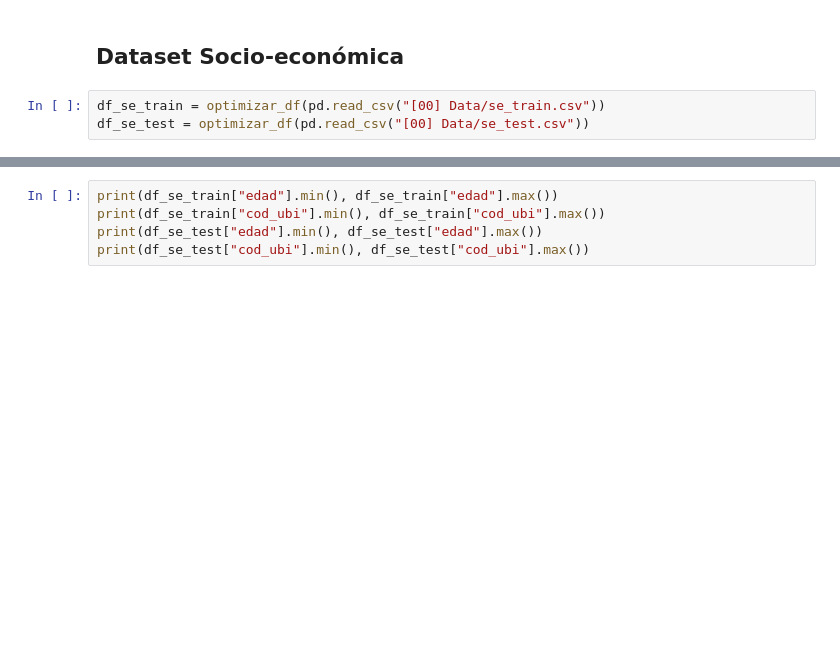
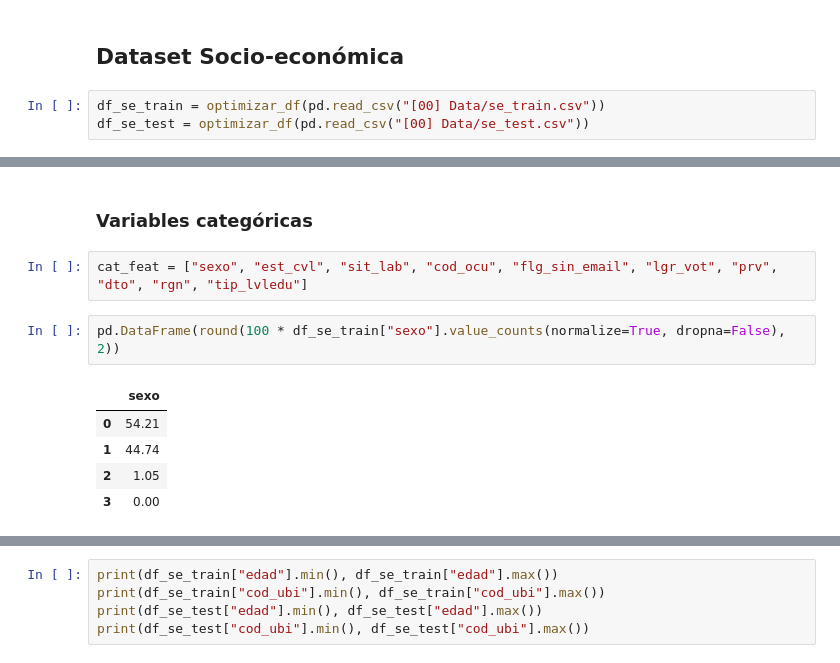
Before and after one commit to mlaricobar/solution-datathon-interbank-2020, a Jupyter notebook: original/[02] EDA - Datasets - v2.ipynb, the cells around one changed output, grey strips where cells are left out. Saved outputs shown, nothing was run; the diff lists cells and outputs as text; blank space fills up the shorter version.

```diff
--- a/original/[02] EDA - Datasets - v2.ipynb
+++ b/original/[02] EDA - Datasets - v2.ipynb
@@ -123,3 +93,15 @@ df_se_test.head(2)
 |  | key_value | edad | sexo | est_cvl | sit_lab | cod_ocu | ctd_hijos | flg_sin_email | ctd_veh | cod_ubi | ... |
 | 0 | 0 | 1.137034 | 0 | 4 | 2 | 29 | 0.0 | 0 | 0.0 | 0.043777 | ... |
 | 1 | 1 | -1.513823 | 0 | 4 | 1 | 22 | 0.0 | 1 | 0.0 | 0.618486 | ... |
+# %% [markdown]
+### Variables categóricas
+# %%
+cat_feat = ["sexo", "est_cvl", "sit_lab", "cod_ocu", "flg_sin_email", "lgr_vot", "prv", "dto", "rgn", "tip_lvledu"]
+# %%
+pd.DataFrame(round(100 * df_se_train["sexo"].value_counts(normalize=True, dropna=False), 2))
+# %% [output]
+|  | sexo |
+| 0 | 54.21 |
+| 1 | 44.74 |
+| 2 | 1.05 |
+| 3 | 0.00 |
```
Also changed, not shown: parts of 8 cells of this notebook.
